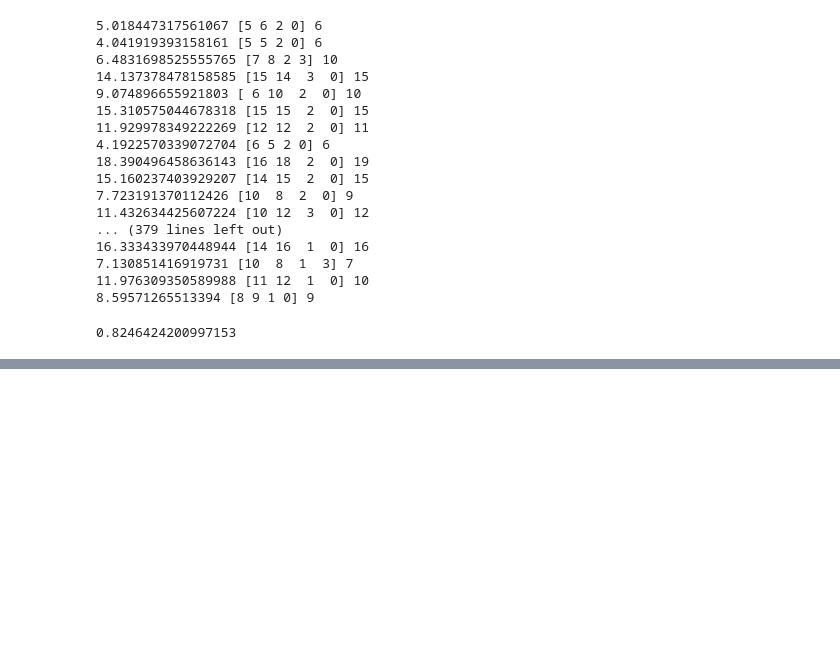
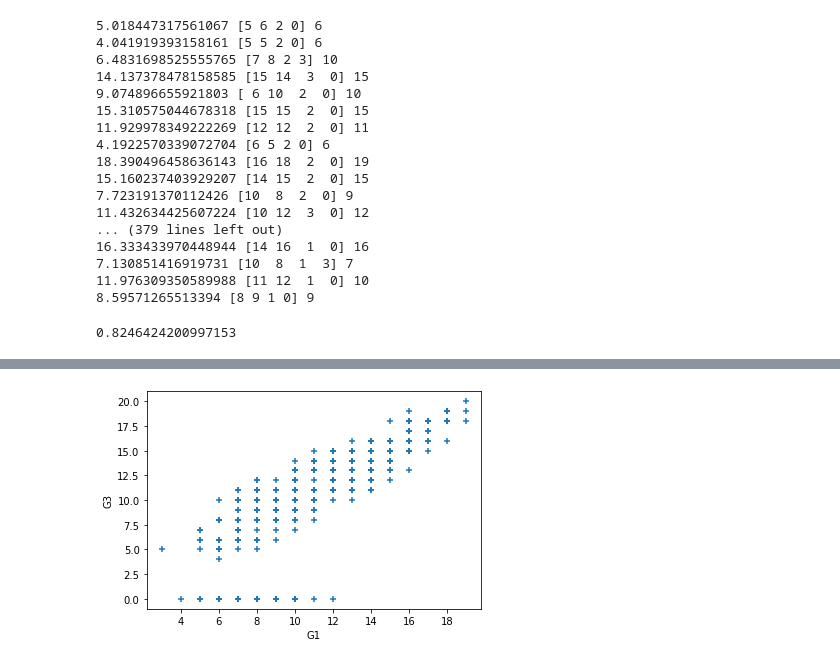
Before and after one commit to Atharva-Shinde/Machine-Learning, a Jupyter notebook: PredictGrades/PredictGrades.ipynb, the cells around one changed output, grey strips where cells are left out. Drawn from its saved outputs; the diff is of its cells as text; code cells hidden in the pictures; blank space fills up the shorter version.

```diff
--- a/PredictGrades/PredictGrades.ipynb
+++ b/PredictGrades/PredictGrades.ipynb
@@ -170,0 +169,6 @@ drive.mount('/content/drive')
+# %%
+plt.scatter(data["G1"], data["G3"], marker="+")
+plt.xlabel("G1")
+plt.ylabel("G3")
+plt
+# %% [output]
@@ -170,0 +176 @@ drive.mount('/content/drive')
+[figure, added]
```
Also changed, not shown: parts of 7 cells of this notebook.
